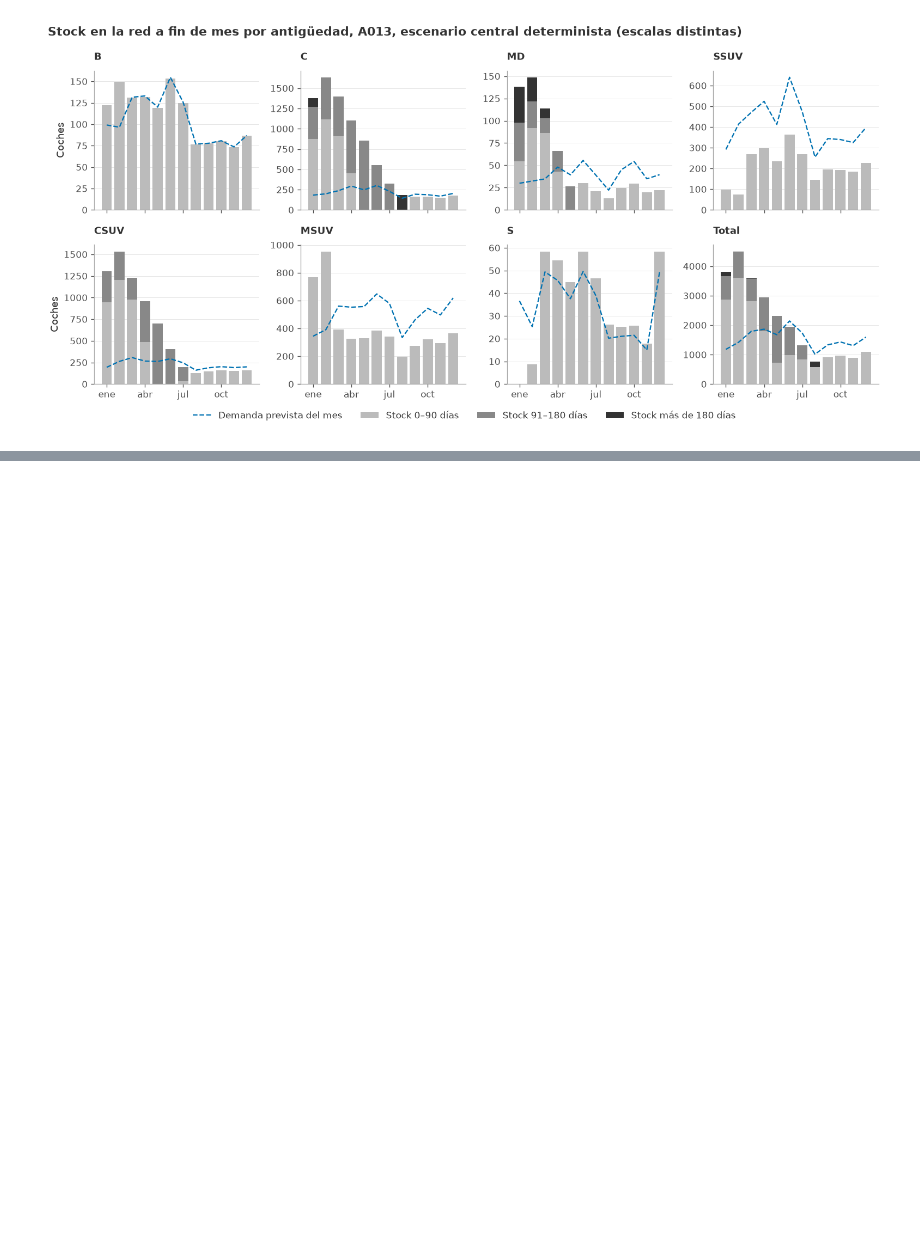
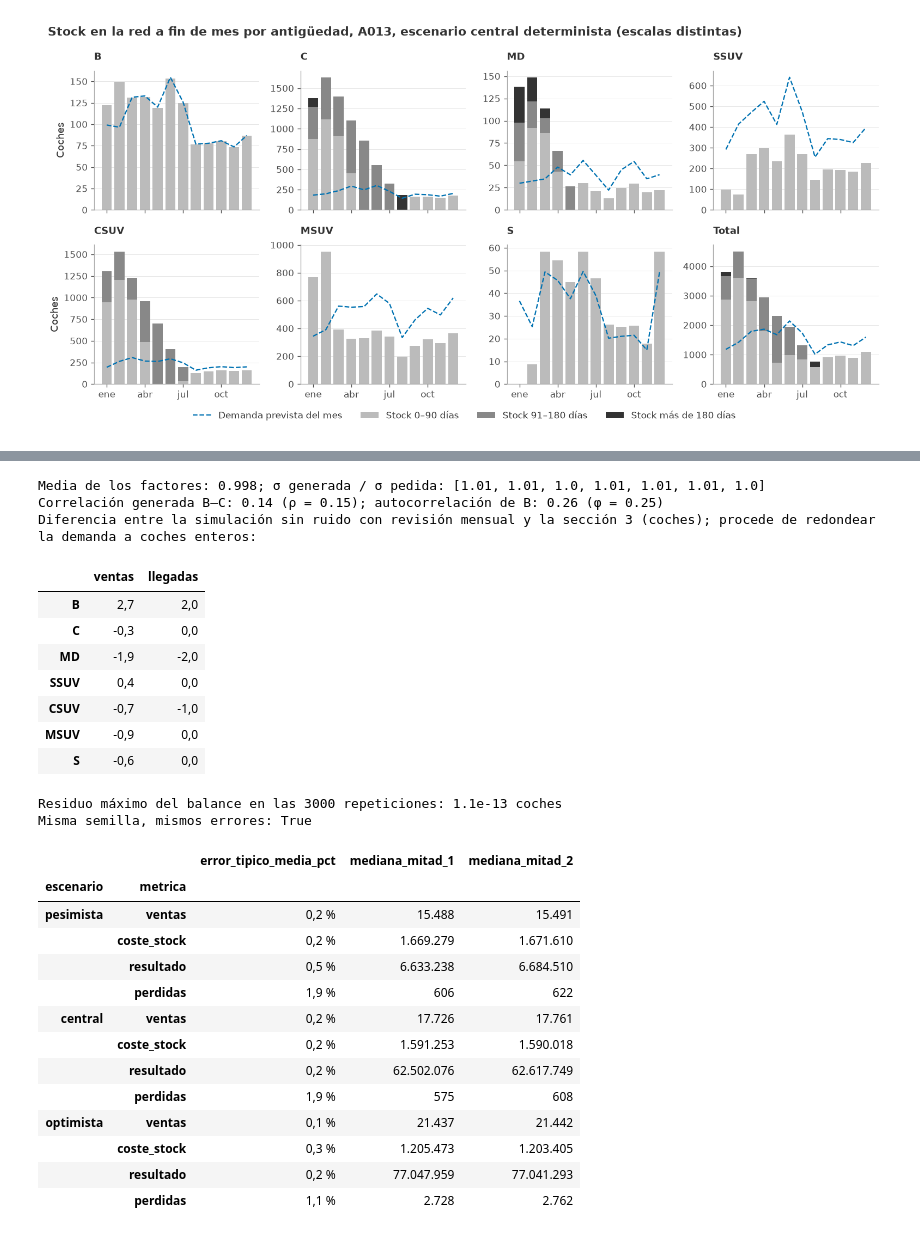
Before and after one commit to alejandrobarreche/sim-kaido-motors, a Jupyter notebook: analisis.ipynb, the cells around one changed output, grey strips where cells are left out. Drawn from its saved outputs; the diff is of its cells as text; code cells hidden in the pictures; blank space fills up the shorter version.

```diff
--- a/analisis.ipynb
+++ b/analisis.ipynb
@@ -1126,0 +1454,80 @@ Total A013, coches y euros: sensibilidad a las llegadas en camino y al nivel de
+# %%
+# 1. Los errores generados tienen la media, la desviación y la dependencia pedidas.
+logs = np.log(FACTORES) + SD_REL.to_numpy() ** 2 / 2
+print(f"Media de los factores: {FACTORES.mean():.3f}; σ generada / σ pedida: "
+      f"{np.round(logs.std(axis=(0, 1)) / SD_REL.to_numpy(), 2).tolist()}")
+cor_gen = np.corrcoef(logs[:, :, 0].ravel(), logs[:, :, 1].ravel())[0, 1]
+phi_gen = np.corrcoef(logs[:, :-1, 0].ravel(), logs[:, 1:, 0].ravel())[0, 1]
+print(f"Correlación generada B–C: {cor_gen:.2f} (ρ = {rho:.2f}); autocorrelación de B: "
+      f"{phi_gen:.2f} (φ = {phi:.2f})")
+
+# 2. Sin ruido, el escenario central reproduce la simulación determinista de la sección 3.
+uno = simulacion.simular_escenario(
+    DEM_ESC["central"], DEM_PLAN, PLAN_INICIAL, np.ones((1, 12, 7)), cohortes, economia,
+    SD_REL, Z)[0][0]
+det = mensual.groupby("segmento", sort=False)[["ventas", "llegadas"]].sum()
+dif = pd.DataFrame({
+    "ventas": uno[:, IDX["ventas"]] - det.loc[datos.SEGMENTOS, "ventas"].to_numpy(),
+    "llegadas": uno[:, IDX["llegadas"]] - det.loc[datos.SEGMENTOS, "llegadas"].to_numpy(),
+}, index=datos.SEGMENTOS)
+print("Diferencia entre la simulación sin ruido con revisión mensual y la sección 3 (coches); "
+      "procede de redondear la demanda a coches enteros:")
+display(formato_es(dif, decimales=1))
+
+# 3. Balance de unidades en todas las repeticiones: S_fin = S_ini + L − V.
+s_ini = stock_a012.reindex(datos.SEGMENTOS).to_numpy()
+balance_max = 0.0
+for nombre, res in RES.items():
+    t = res["totales"]
+    resid = t[:, :, IDX["stock_fin"]] - (s_ini + t[:, :, IDX["llegadas"]] - t[:, :, IDX["ventas"]])
+    balance_max = max(balance_max, np.abs(resid).max())
+    assert np.allclose(t[:, :, IDX["ventas"]] + t[:, :, IDX["perdidas"]], t[:, :, IDX["demanda"]])
+    assert not np.isnan(t).any() and (t[:, :, IDX["stock_fin"]] > -1e-6).all()
+print(f"Residuo máximo del balance en las {3 * N_REP} repeticiones: {balance_max:.1e} coches")
+
+# 4. Reproducibilidad: misma semilla, mismos resultados.
+repetido = simulacion.factores_demanda(
+    np.random.default_rng(SEMILLA), N_REP, SD_REL.to_numpy(), phi, rho)
+print("Misma semilla, mismos errores:", np.array_equal(repetido, FACTORES))
+
+# 5. Error de la simulación: error típico de la media y estabilidad entre mitades.
+filas = []
+for nombre, res in RES.items():
+    m = metricas_por_rep(res)
+    for k in ["ventas", "coste_stock", "resultado", "perdidas"]:
+        x = m[k]
+        mitad = [np.median(x[:N_REP // 2]), np.median(x[N_REP // 2:])]
+        filas.append({"escenario": nombre, "metrica": k,
+                      "error_tipico_media_pct": x.std() / np.sqrt(N_REP) / abs(x.mean()),
+                      "mediana_mitad_1": mitad[0], "mediana_mitad_2": mitad[1]})
+ruido_mc = pd.DataFrame(filas)
+formato_es(ruido_mc.set_index(["escenario", "metrica"]), decimales=0,
+           porcentajes=["error_tipico_media_pct"])
+# %% [output]
+Media de los factores: 0.998; σ generada / σ pedida: [1.01, 1.01, 1.0, 1.01, 1.01, 1.01, 1.0]
+Correlación generada B–C: 0.14 (ρ = 0.15); autocorrelación de B: 0.26 (φ = 0.25)
+Diferencia entre la simulación sin ruido con revisión mensual y la sección 3 (coches); procede de redondear la demanda a coches enteros:
+|  | ventas | llegadas |
+| B | 2,7 | 2,0 |
+| C | -0,3 | 0,0 |
+| MD | -1,9 | -2,0 |
+| SSUV | 0,4 | 0,0 |
+| CSUV | -0,7 | -1,0 |
+| MSUV | -0,9 | 0,0 |
+| S | -0,6 | 0,0 |
+Residuo máximo del balance en las 3000 repeticiones: 1.1e-13 coches
+Misma semilla, mismos errores: True
+|  |  | error_tipico_media_pct | mediana_mitad_1 | mediana_mitad_2 |
+| escenario | metrica |  |  |  |
+| pesimista | ventas | 0,2 % | 15.488 | 15.491 |
+|  | coste_stock | 0,2 % | 1.669.279 | 1.671.610 |
+|  | resultado | 0,5 % | 6.633.238 | 6.684.510 |
+|  | perdidas | 1,9 % | 606 | 622 |
+| central | ventas | 0,2 % | 17.726 | 17.761 |
+|  | coste_stock | 0,2 % | 1.591.253 | 1.590.018 |
+|  | resultado | 0,2 % | 62.502.076 | 62.617.749 |
+|  | perdidas | 1,9 % | 575 | 608 |
+| optimista | ventas | 0,1 % | 21.437 | 21.442 |
+|  | coste_stock | 0,3 % | 1.205.473 | 1.203.405 |
+|  | resultado | 0,2 % | 77.047.959 | 77.041.293 |
+|  | perdidas | 1,1 % | 2.728 | 2.762 |
```
Also changed, not shown: parts of 21 cells of this notebook, 23 other files.
